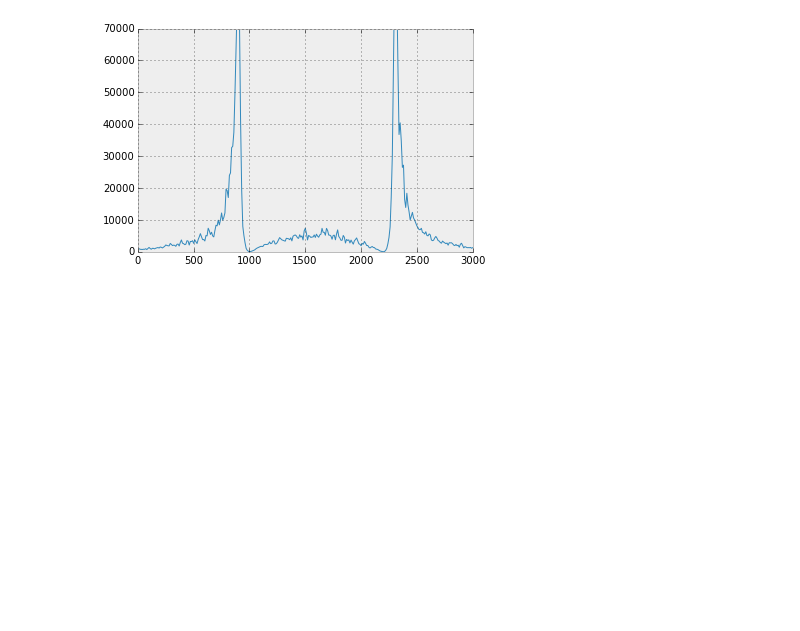
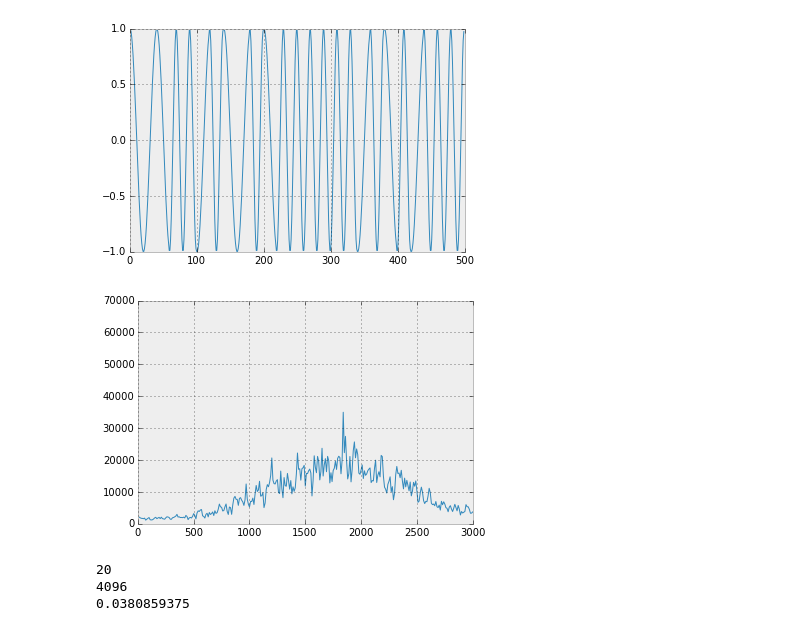
Before and after one commit to levtauz/Image_Project, a Jupyter notebook: MFSK.ipynb, the cells around one changed output. Saved outputs shown, nothing was run; the diff lists cells and outputs as text; code cells hidden in the pictures; blank space fills up the shorter version.

```diff
--- a/MFSK.ipynb
+++ b/MFSK.ipynb
@@ -140,19 +154,43 @@ def PLL(NRZa, a = 0.74 , fs = 48000, baud = 1200):
     return idx
 # %%
 fs = 48e3
-baud = 1400
-df=10
-mark_f, space_f = 800, 2400 #mark and space multiplse
+baud = 2400
+df = 10
+mark_f, space_f = 1200, 2400 #mark and space multiplse
 L = 4096
+sigma = .25
 
 bits=bitarray.bitarray((rand(L)>0.5).tolist())
 
 # Your code here
 sig = afsk(bits, fs=fs, baud=baud, mark_f=mark_f, space_f=space_f)
+# sig = mfsk(bits, fs=fs)
+
+plt.plot(sig[:500])
+plt.show()
+
+sig = sig + sigma*np.random.randn(sig.shape[0])
 
 f, P = avgPS(sig, N=int(fs/df), fs=fs)
 plt.plot(f,P)
 plt.axis([0,3e3,0,70000])
 plt.show()
+
+NRZa = nc_afsk1200Demod(sig, fs, baud, mark_f=mark_f, space_f=space_f)
+
+Ns = int(1.0*fs/baud)
+print Ns
+
+idx = np.r_[Ns/2:NRZa.shape[0]:Ns]
+print len(idx)
+bit_dec = bitarray.bitarray((NRZa[idx] > 0).tolist())
+
+num_correct = (~(bits ^ bit_dec)).count()
+BER = (L-num_correct*1.0)/L
+print BER
 # %% [output]
-[figure, old version]
+[figure, new version]
+[figure, added]
+20
+4096
+0.0380859375
```
Also changed, not shown: parts of 4 cells of this notebook, 2 other files.
